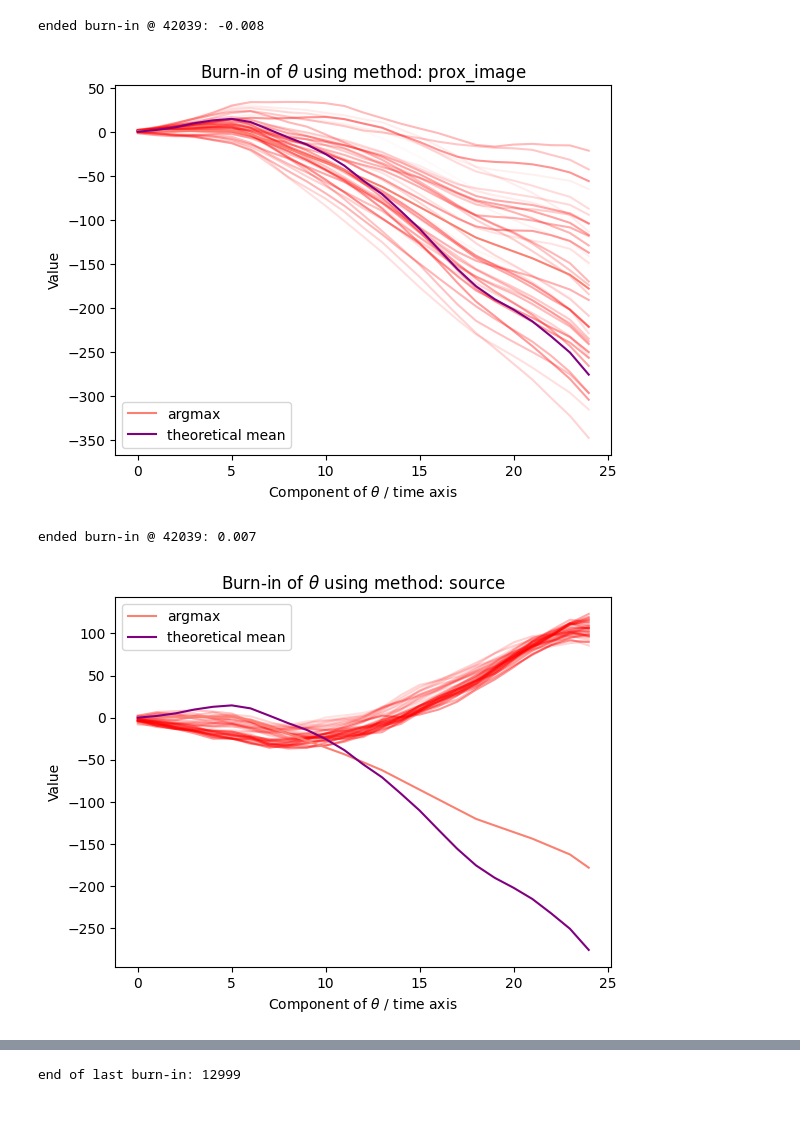
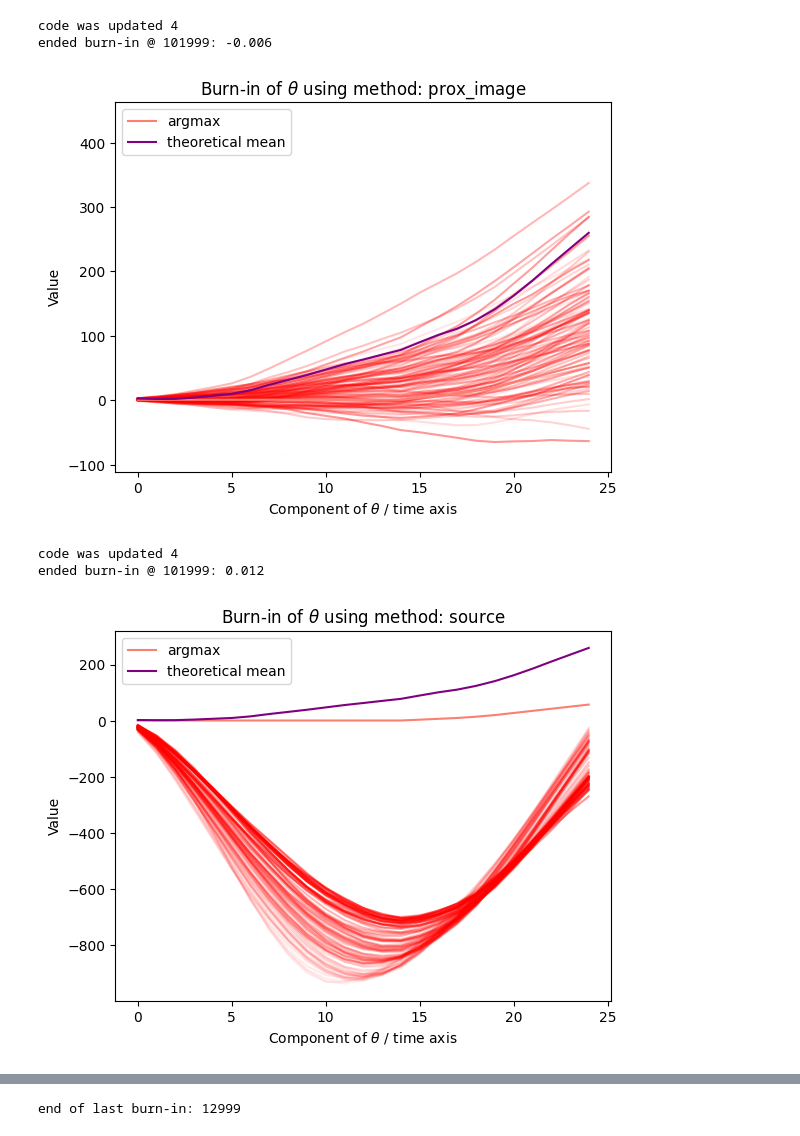
Before and after one commit to vetlerl/mcmc-epidemic, a Jupyter notebook: toy_example_graphics_new.ipynb, the cells around one changed output, grey strips where cells are left out. Saved outputs shown, nothing was run; the diff lists cells and outputs as text; code cells hidden in the pictures.

```diff
--- a/toy_example_graphics_new.ipynb
+++ b/toy_example_graphics_new.ipynb
@@ -9,11 +9,13 @@ import matplotlib.pyplot as plt
 from toy_example_new import *
 # %%
 #set-up parameters
-random_state = np.random.RandomState(seed=42)
+import numpy.random as npr
 
 T = 25
 Lambda = 1
 a = 1
 b = 1
-Y = Computation_Y_Exp(T, Lambda, a, b, random_state=random_state)
+D = BuildD(T)
+Y = Computation_Y_Exp(T, Lambda, a, b, random_state=npr.default_rng(seed=42))
+theta_init = np.linalg.solve(D, np.random.uniform(-10, 10, T))
 # %%
@@ -31,25 +34,27 @@ ended burn-in @ 42039: -0.002
 # %%
-sim_prox_image, accepts_prox_image, gammas_prox_image, end_prox_image, fig_prox_image = MetropolisHastings(T, Lambda, Y, a, b, method="prox_image", random_state=random_state, niter=2e5)
+sim_prox_image, accepts_prox_image, gammas_prox_image, end_prox_image, fig_prox_image = MetropolisHastings(T, Lambda, Y, a, b, method="prox_image", niter=5e5, pt_init=theta_init)
 # save
-np.savez("stuff/toymodel2e5prox_image.npz",
+np.savez("stuff/toymodelprox_image.npz",
          theta_tab = sim_prox_image,
          accepts   = accepts_prox_image,
          gammas    = gammas_prox_image,
          end_burnin= end_prox_image
         )
 # %% [output]
-ended burn-in @ 42039: -0.008
+code was updated 4
+ended burn-in @ 101999: -0.006
-[figure, old version]
+[figure, new version]
 # %%
-sim_source, accepts_source, gammas_source, end_source, fig_source = MetropolisHastings(T, Lambda, Y, a, b, method="source", random_state=random_state, niter=2e5)
+sim_source, accepts_source, gammas_source, end_source, fig_source = MetropolisHastings(T, Lambda, Y, a, b, method="source", niter=5e5, pt_init=theta_init)
 # save
-np.savez("stuff/toymodel2e5rw_source.npz",
+np.savez("stuff/toymodelrw_source.npz",
          theta_tab = sim_source,
          accepts   = accepts_source,
          gammas    = gammas_source,
          end_burnin= end_source
         )
 # %% [output]
-ended burn-in @ 42039: 0.007
+code was updated 4
+ended burn-in @ 101999: 0.012
-[figure, old version]
+[figure, new version]
 # %%
```
Also changed, not shown: parts of 20 cells of this notebook, 1 other file.
